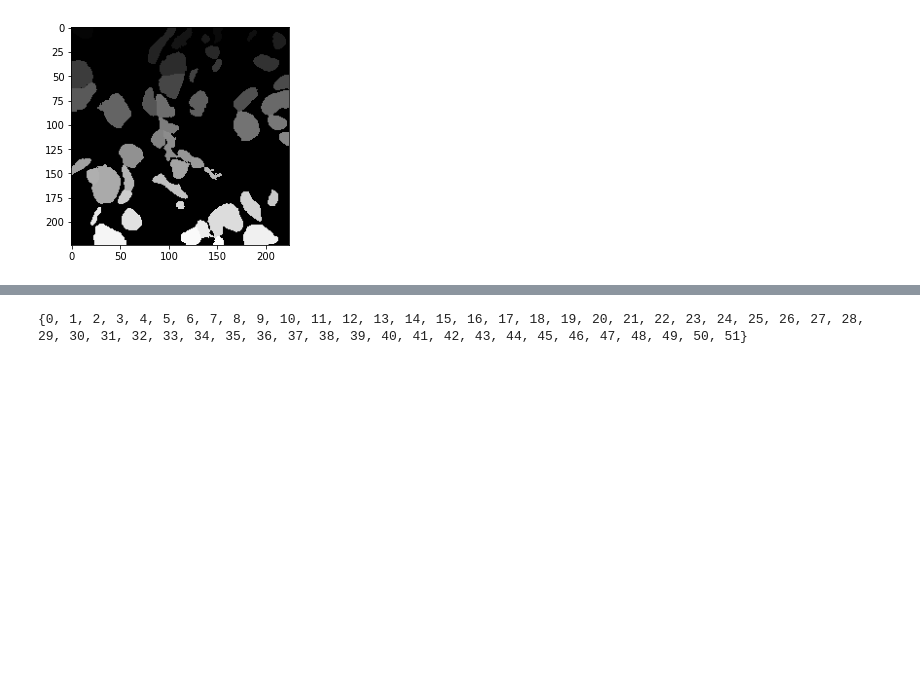
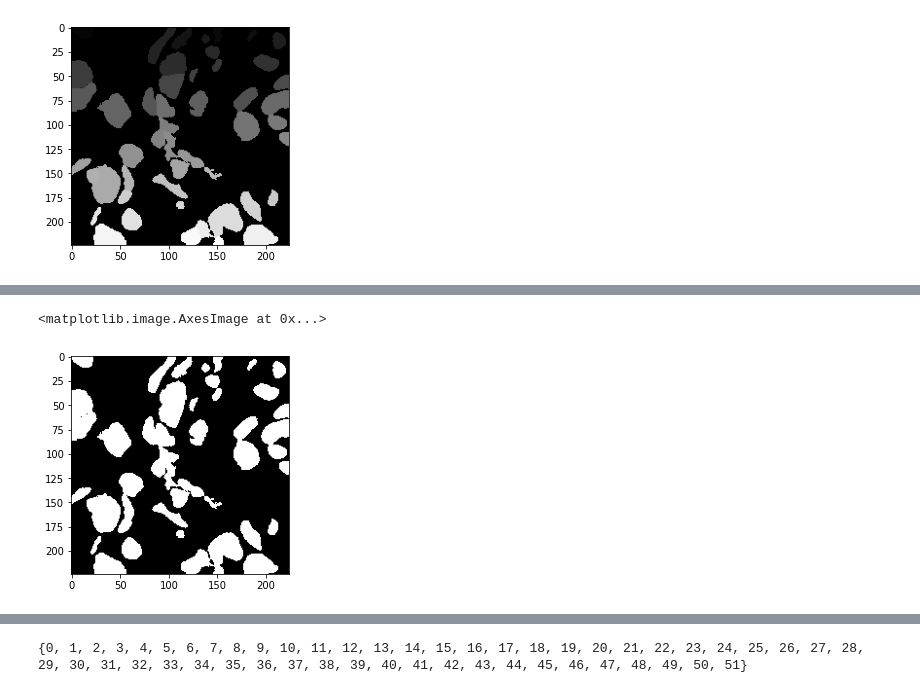
Before and after one commit to vrishk/cs230, a Jupyter notebook: dlbcl-morph/HoVer-Net Exploration.ipynb, the cells around one changed output, grey strips where cells are left out. Saved outputs shown, nothing was run; the diff lists cells and outputs as text; code cells hidden in the pictures; blank space fills up the shorter version.

```diff
--- a/dlbcl-morph/HoVer-Net Exploration.ipynb
+++ b/dlbcl-morph/HoVer-Net Exploration.ipynb
@@ -41 +48,9 @@ plt.imshow(seg_map, cmap="gray")
+# %%
+gray_scale_image = seg_map.copy()
+gray_scale_image[gray_scale_image > 0] = 255
+gray_scale_image = np.stack((gray_scale_image,)*3, axis=-1)
+plt.imshow(gray_scale_image)
+# %% [output]
+<matplotlib.image.AxesImage at 0x...>
+[figure, added]
 # %%
```
Also changed, not shown: parts of 31 cells of this notebook, 1 other file.
